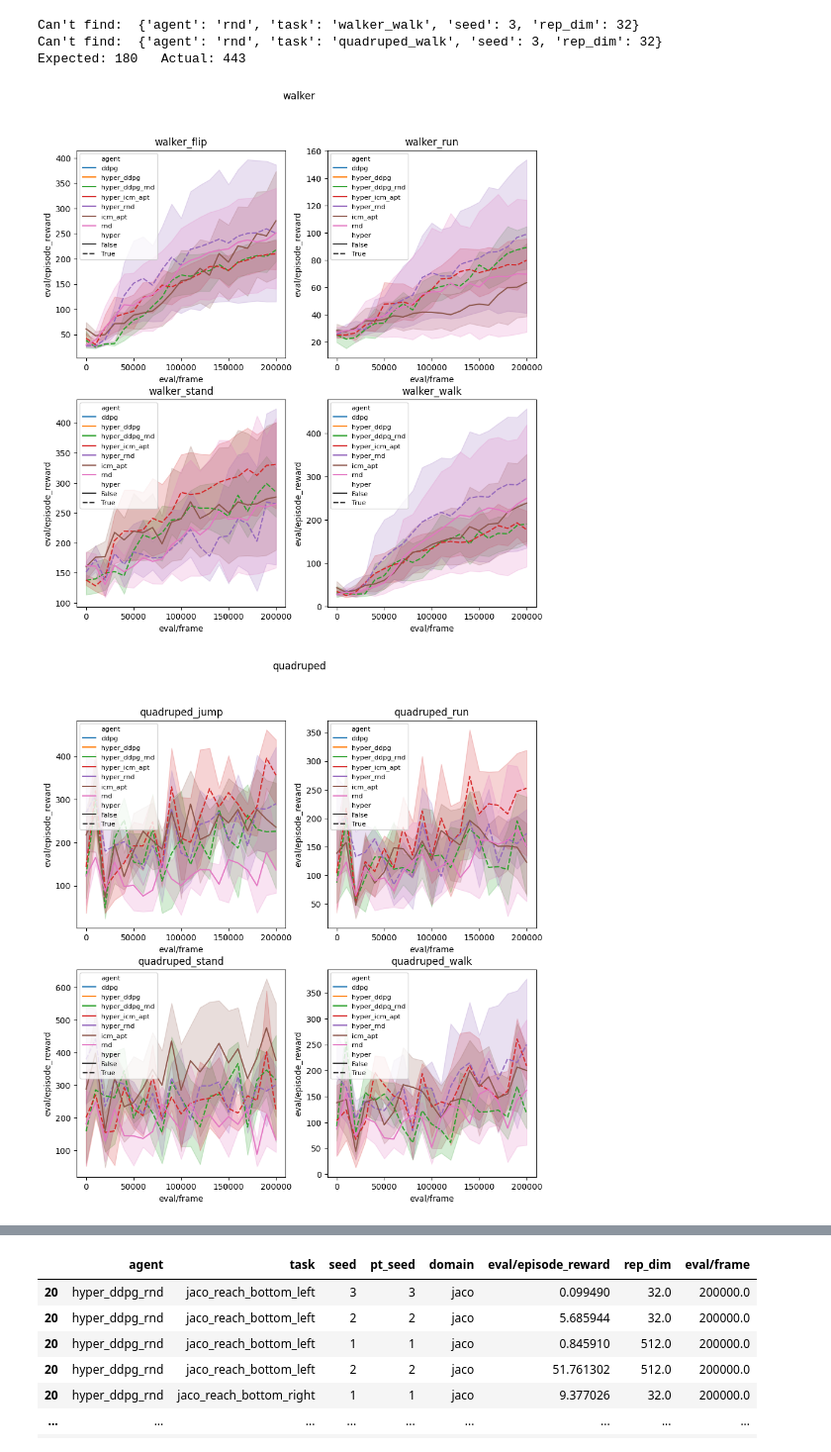
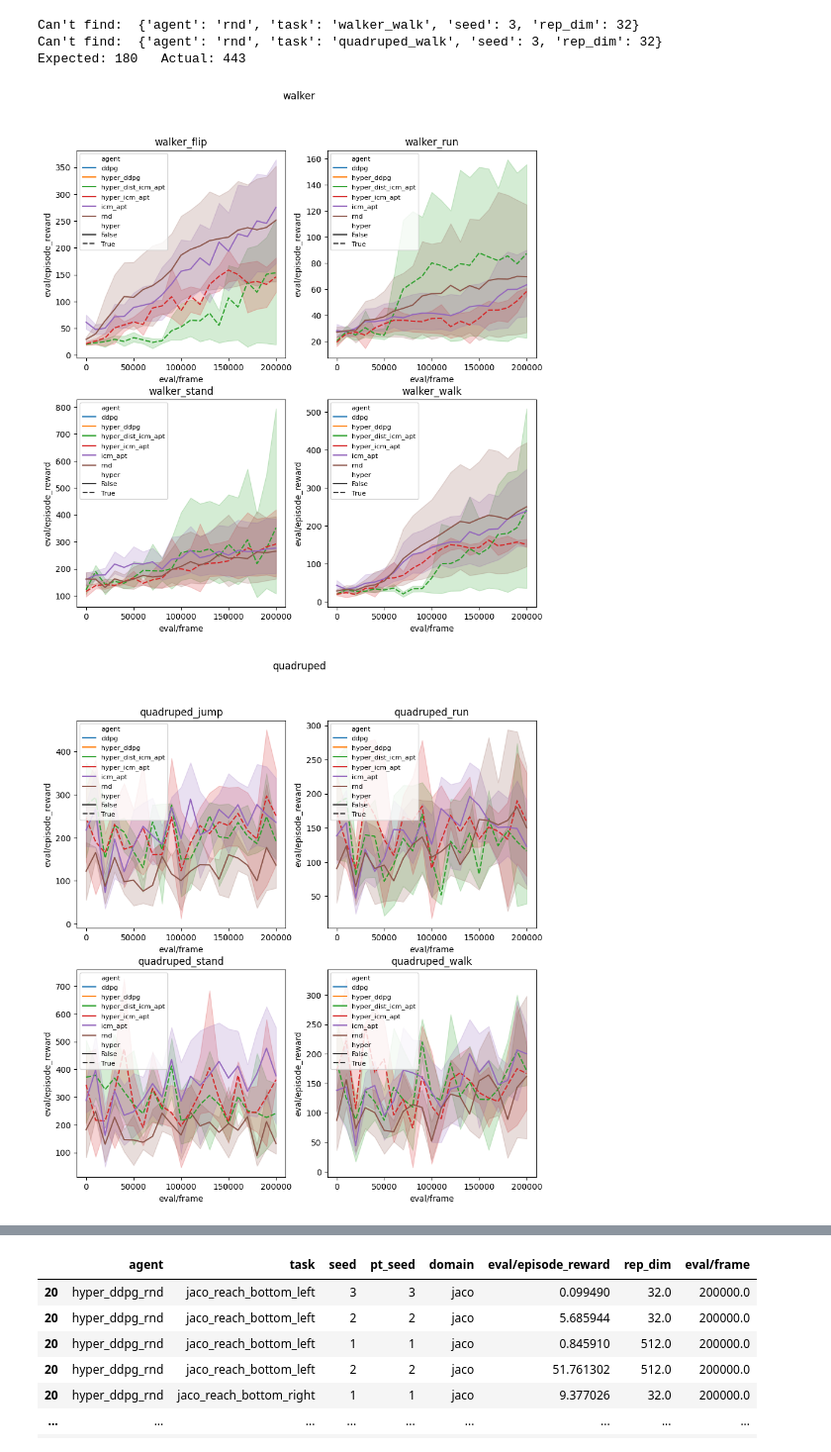
Before and after one commit to salemohamedo/url_benchmark, a Jupyter notebook: plots.ipynb, the cells around one changed output, grey strips where cells are left out. Shown at 99% size. Drawn from its saved outputs; the diff is of its cells as text; code cells hidden in the pictures.

```diff
--- a/plots.ipynb
+++ b/plots.ipynb
@@ -44,7 +44,7 @@ SAMPLES = 10000
 def dict_product(dicts):
         return list(dict(zip(dicts, x)) for x in itertools.product(*dicts.values()))
 
-SWEEPS = ["omar-s/url_benchmark/fq1gk59g", "omar-s/url_benchmark/jex9t8dv", "omar-s/url_benchmark/nlq03cnh", "omar-s/url_benchmark/x8g63y90", "omar-s/url_benchmark/c4zbgxal", "omar-s/url_benchmark/dpxxw2mx"]
+SWEEPS = ["omar-s/url_benchmark/fq1gk59g", "omar-s/url_benchmark/jex9t8dv", "omar-s/url_benchmark/nlq03cnh", "omar-s/url_benchmark/x8g63y90", "omar-s/url_benchmark/c4zbgxal", "omar-s/url_benchmark/dpxxw2mx", "omar-s/url_benchmark/717uodlt"]
 # SWEEPS = ["omar-s/url_benchmark/x8g63y90"]
 
 api = wandb.Api()
@@ -94,3 +94,9 @@ for sweep in SWEEPS:
     dfs.append(sweep_df)
 
 df = pd.concat(dfs)
+# %%
+new_df = df[
+    (df['old'].isna()) |
+    ((~df['agent'].str.contains('hyper')) & (df['rep_dim'] != 32)) |
+    (df['agent'] == 'hyper_ddpg')
+    ]
@@ -120,27 +137,27 @@ Can't find:  {'agent': 'rnd', 'task': 'walker_walk', 'seed': 3, 'rep_dim': 32}
 Can't find:  {'agent': 'rnd', 'task': 'quadruped_walk', 'seed': 3, 'rep_dim': 32}
 Expected: 180   Actual: 443
 # %%
-for domain in df['domain'].unique():
-    plt_df = df[df['domain'] == domain]
+for domain in new_df['domain'].unique():
+    plt_df = new_df[new_df['domain'] == domain]
     # plt_df = plt_df.groupby(['agent', 'task', 'domain', 'eval/frame'], as_index=False).max()
     hue_order = sorted(plt_df['agent'].unique())
     tasks = sorted(plt_df['task'].unique())
     fig, ax = plt.subplots(2, 2, figsize=(10, 10))
     for i, task in enumerate(tasks):
         row = i // 2
         col = i - row*2
         sns.lineplot(
             ax=ax[row, col],
             data=plt_df[(plt_df['task'] == task) & (plt_df['rep_dim'] == 512)],
             # data=plt_df[plt_df['task'] == task],
             x='eval/frame', y='eval/episode_reward',
             hue='agent',
             hue_order=hue_order,
             # errorbar=None,
             style='hyper')
         ax[row, col].set_title(task)
         ax[row, col].legend(loc='upper left', fontsize=8)
     fig.suptitle(domain)
 # %% [output]
-[figure, old version]
+[figure, new version]
-[figure, old version]
+[figure, new version]
```
Also changed, not shown: parts of 3 cells of this notebook, 4 other files.
